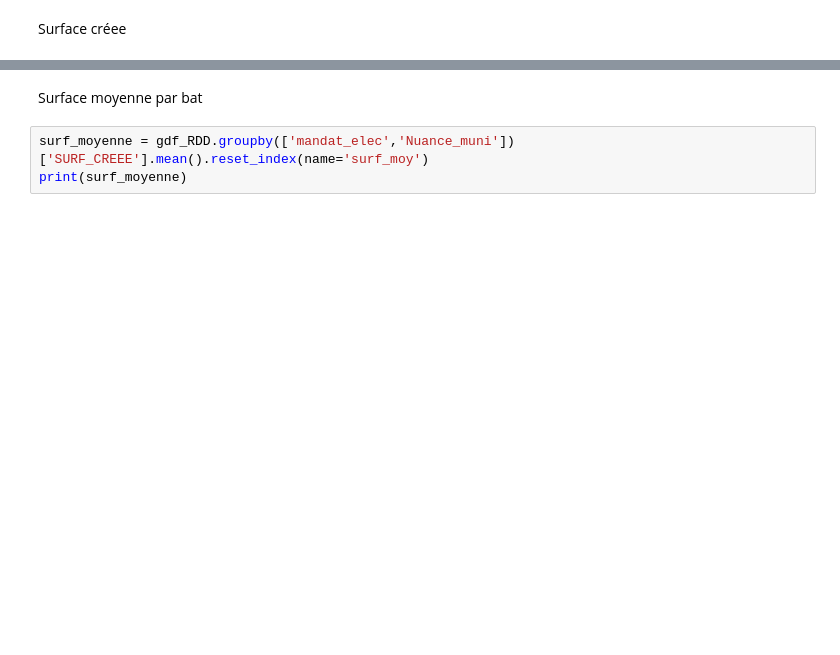
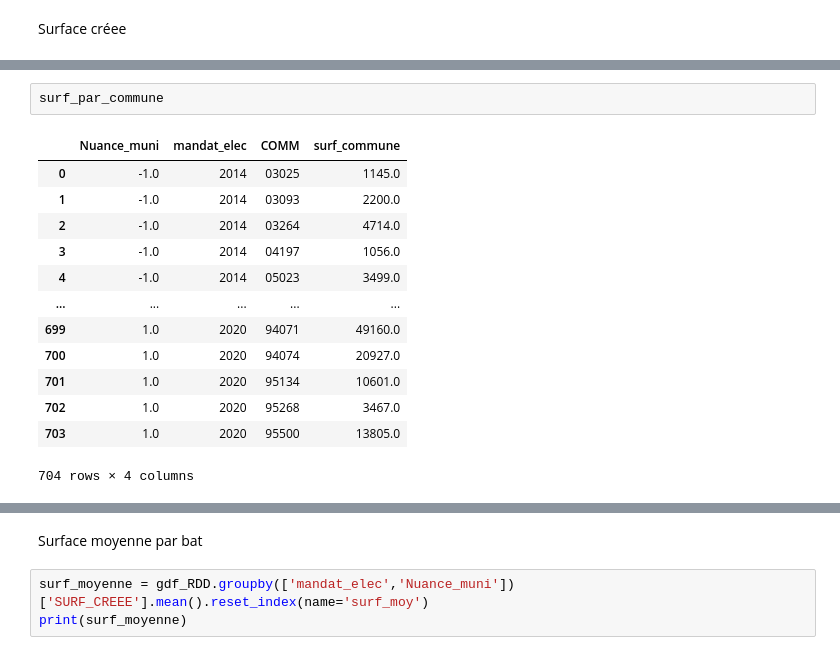
Before and after one commit to xdalp/projet3A, a Jupyter notebook: RDD.ipynb, the cells around one changed output, grey strips where cells are left out. Cells and saved outputs as stored; diff of their text form; blank space fills up the shorter version.

```diff
--- a/RDD.ipynb
+++ b/RDD.ipynb
@@ -195,3 +219,19 @@ print(RDD_surf)
+# %%
+surf_par_commune
+# %% [output]
+|  | Nuance_muni | mandat_elec | COMM | surf_commune |
+| 0 | -1.0 | 2014 | 03025 | 1145.0 |
+| 1 | -1.0 | 2014 | 03093 | 2200.0 |
+| 2 | -1.0 | 2014 | 03264 | 4714.0 |
+| 3 | -1.0 | 2014 | 04197 | 1056.0 |
+| 4 | -1.0 | 2014 | 05023 | 3499.0 |
+| ... | ... | ... | ... | ... |
+| 699 | 1.0 | 2020 | 94071 | 49160.0 |
+| 700 | 1.0 | 2020 | 94074 | 20927.0 |
+| 701 | 1.0 | 2020 | 95134 | 10601.0 |
+| 702 | 1.0 | 2020 | 95268 | 3467.0 |
+| 703 | 1.0 | 2020 | 95500 | 13805.0 |
+704 rows × 4 columns
 # %%
 mandats = RDD_surf['mandat_elec'].unique()
 
```
Also changed, not shown: parts of 15 cells of this notebook, 2 other files.
